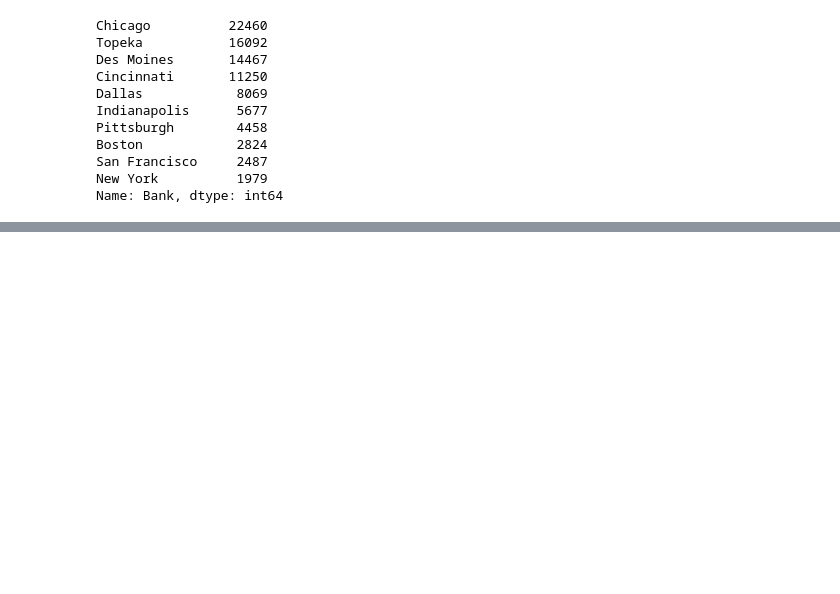
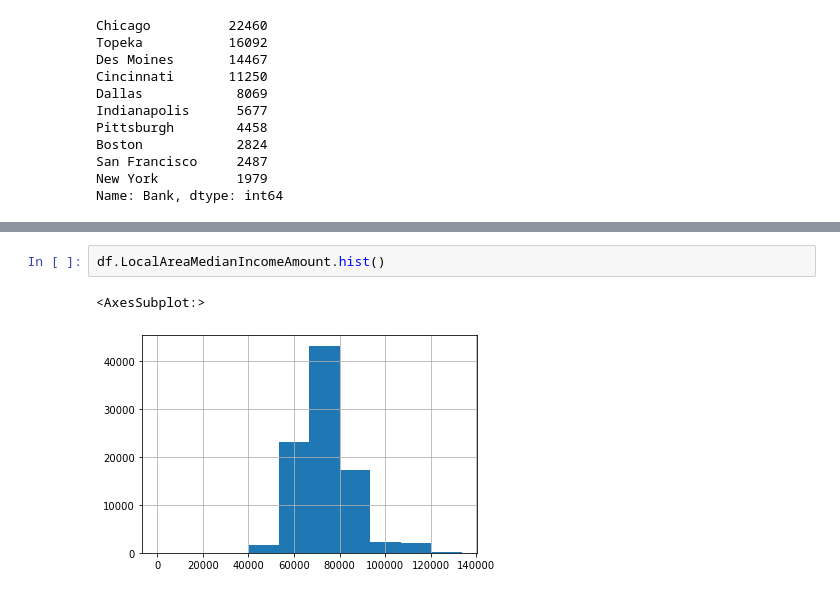
Before and after one commit to arashahmadi13/Springboard, a Jupyter notebook: Capstone (II)/3.Exploratory Data Analysis.ipynb, the cells around one changed output, grey strips where cells are left out. Drawn from its saved outputs; the diff is of its cells as text; blank space fills up the shorter version.

```diff
--- a/Capstone (II)/3.Exploratory Data Analysis.ipynb
+++ b/Capstone (II)/3.Exploratory Data Analysis.ipynb
@@ -76,0 +131,5 @@ Name: Bank, dtype: int64
+# %%
+df.LocalAreaMedianIncomeAmount.hist()
+# %% [output]
+<AxesSubplot:>
+[figure, added]
```
Also changed, not shown: parts of 13 cells of this notebook.
